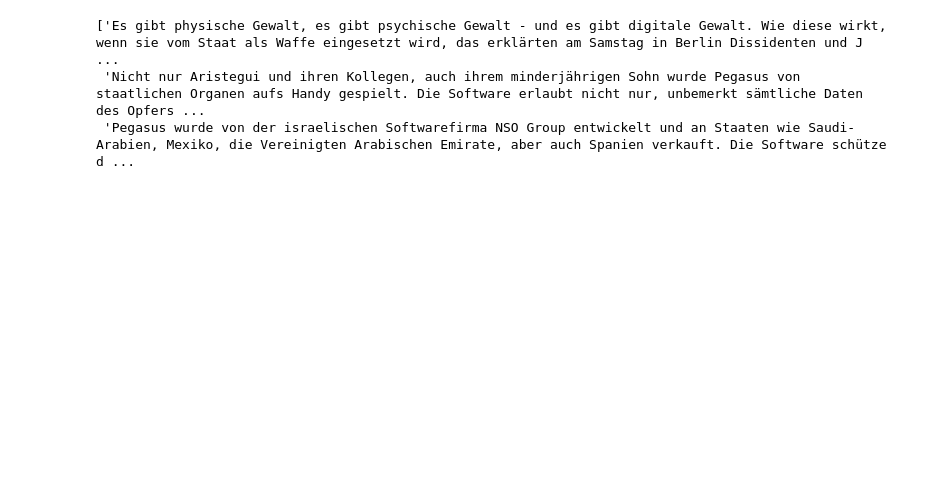
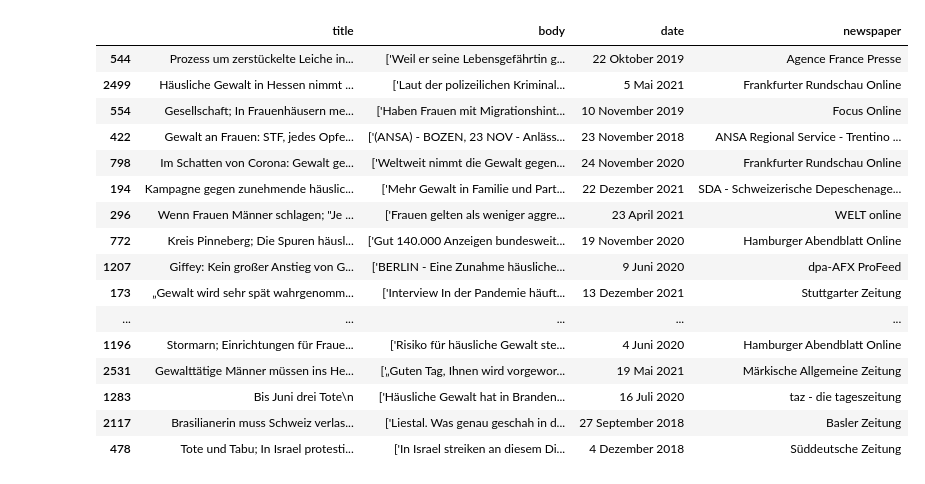
Before and after one commit to blue-create/newspaper, a Jupyter notebook: scripts/export_elinor.ipynb, the cells around one changed output. Drawn from its saved outputs; the diff is of its cells as text; code cells hidden in the pictures; blank space fills up the shorter version.

Commit message:
add new lines

```diff
--- a/scripts/export_elinor.ipynb
+++ b/scripts/export_elinor.ipynb
@@ -9,3 +9,35 @@ pd.set_option('display.max_colwidth', None)
 # %%
 # Load data
 df = pd.read_csv('data/FACTIVA_FINAL.csv')
+# %%
+# First method: random selection of articles
+
+# Drop random index columns
+df.drop(['Unnamed: 0.1', 'Unnamed: 0'], inplace=True, axis=1)
+# Randomly select some rows
+df_sample1 = df.sample(frac=0.01, random_state=42)
+df_sample1
+
+# Add new lines for better annotation
+for article in df_sample1['body']:
+    article.replace("',", "' \n")
+# %%
+df_sample1
+# %% [output]
+|  | title | body | date | newspaper |
+| 544 | Prozess um zerstückelte Leiche in... | ['Weil er seine Lebensgefährtin g... | 22 Oktober 2019 | Agence France Presse |
+| 2499 | Häusliche Gewalt in Hessen nimmt ... | ['Laut der polizeilichen Kriminal... | 5 Mai 2021 | Frankfurter Rundschau Online |
+| 554 | Gesellschaft; In Frauenhäusern me... | ['Haben Frauen mit Migrationshint... | 10 November 2019 | Focus Online |
+| 422 | Gewalt an Frauen: STF, jedes Opfe... | ['(ANSA) - BOZEN, 23 NOV - Anläss... | 23 November 2018 | ANSA Regional Service - Trentino ... |
+| 798 | Im Schatten von Corona: Gewalt ge... | ['Weltweit nimmt die Gewalt gegen... | 24 November 2020 | Frankfurter Rundschau Online |
+| 194 | Kampagne gegen zunehmende häuslic... | ['Mehr Gewalt in Familie und Part... | 22 Dezember 2021 | SDA - Schweizerische Depeschenage... |
+| 296 | Wenn Frauen Männer schlagen; "Je ... | ['Frauen gelten als weniger aggre... | 23 April 2021 | WELT online |
+| 772 | Kreis Pinneberg; Die Spuren häusl... | ['Gut 140.000 Anzeigen bundesweit... | 19 November 2020 | Hamburger Abendblatt Online |
+| 1207 | Giffey: Kein großer Anstieg von G... | ['BERLIN - Eine Zunahme häusliche... | 9 Juni 2020 | dpa-AFX ProFeed |
+| 173 | „Gewalt wird sehr spät wahrgenomm... | ['Interview In der Pandemie häuft... | 13 Dezember 2021 | Stuttgarter Zeitung |
+| ... | ... | ... | ... | ... |
+| 1196 | Stormarn; Einrichtungen für Fraue... | ['Risiko für häusliche Gewalt ste... | 4 Juni 2020 | Hamburger Abendblatt Online |
+| 2531 | Gewalttätige Männer müssen ins He... | ['„Guten Tag, Ihnen wird vorgewor... | 19 Mai 2021 | Märkische Allgemeine Zeitung |
+| 1283 | Bis Juni drei Tote\n | ['Häusliche Gewalt hat in Branden... | 16 Juli 2020 | taz - die tageszeitung |
+| 2117 | Brasilianerin muss Schweiz verlas... | ['Liestal. Was genau geschah in d... | 27 September 2018 | Basler Zeitung |
+| 478 | Tote und Tabu; In Israel protesti... | ['In Israel streiken an diesem Di... | 4 Dezember 2018 | Süddeutsche Zeitung |
@@ -31,8 +79,0 @@ para_export = [item for sublist in para_lst for item in sublist]
-# %%
-# Check list
-for i in para_export[:3]:
-    print(i)
-# %% [output]
-['Es gibt physische Gewalt, es gibt psychische Gewalt - und es gibt digitale Gewalt. Wie diese wirkt, wenn sie vom Staat als Waffe eingesetzt wird, das erklärten am Samstag in Berlin Dissidenten und J ...
- 'Nicht nur Aristegui und ihren Kollegen, auch ihrem minderjährigen Sohn wurde Pegasus von staatlichen Organen aufs Handy gespielt. Die Software erlaubt nicht nur, unbemerkt sämtliche Daten des Opfers ...
- 'Pegasus wurde von der israelischen Softwarefirma NSO Group entwickelt und an Staaten wie Saudi-Arabien, Mexiko, die Vereinigten Arabischen Emirate, aber auch Spanien verkauft. Die Software schütze d ...
```
Also changed, not shown: parts of 4 cells of this notebook, 3 other files.
